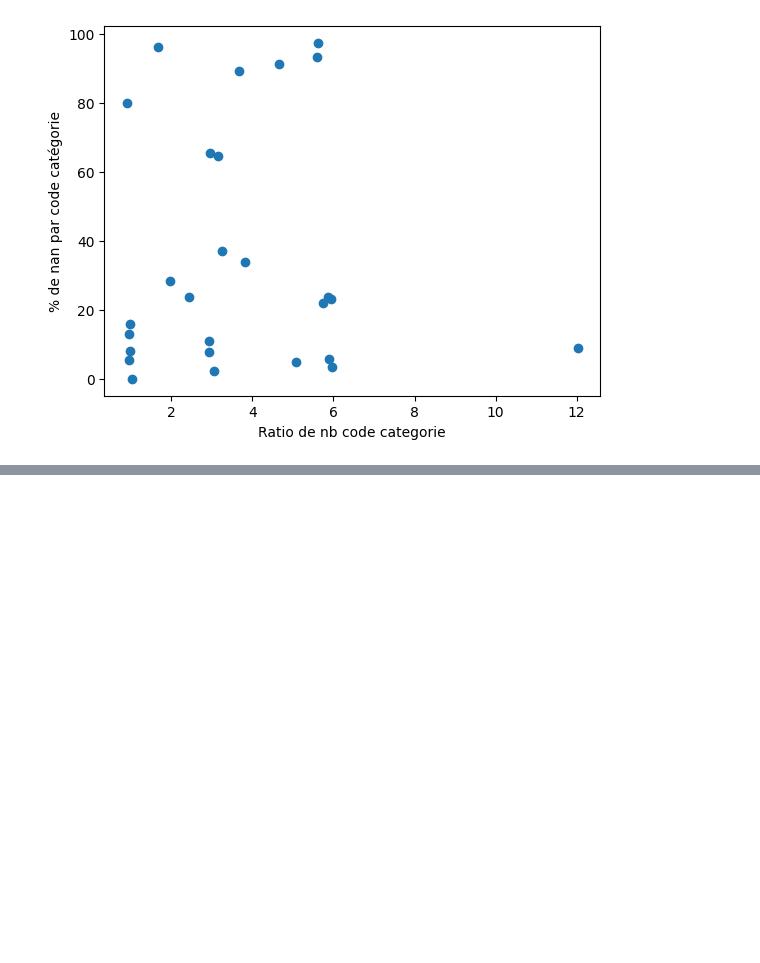
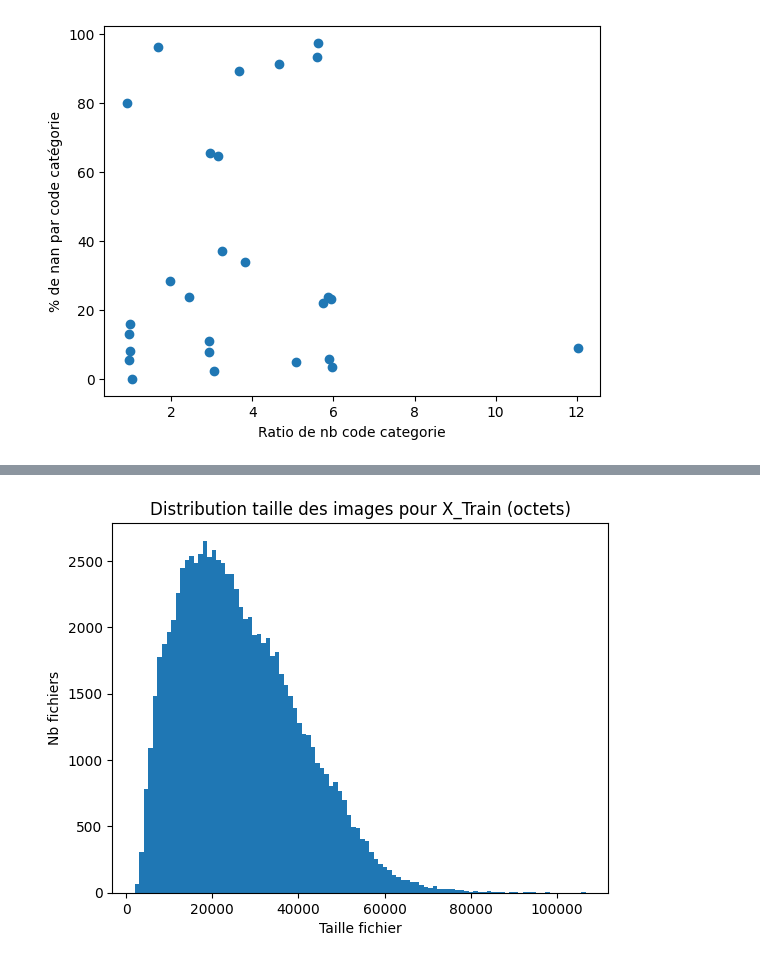
Before and after one commit to oisnard/ProjetFilRouge, a Jupyter notebook: Src/exploration.ipynb, the cells around one changed output, grey strips where cells are left out. Saved outputs shown, nothing was run; the diff lists cells and outputs as text; code cells hidden in the pictures; blank space fills up the shorter version.

```diff
--- a/Src/exploration.ipynb
+++ b/Src/exploration.ipynb
@@ -190,0 +271,6 @@ plt.show()
+# %%
+tmp = X_train
+tmp['img_shape'] = tmp.apply(lambda x: get_size_image(x['productid'], x['imageid'], 'train'), axis=1)
+#tmp['img_shape'] = get_size_image(tmp['productid'], tmp['imageid'], 'train')
+tmp.head()
+tmp.to_csv('../Data/X_train_img_shape.csv')
@@ -190,0 +336,5 @@ plt.show()
+# %%
+tmp_train = tmp
+tmp_train['img_size'] = tmp_train.apply(lambda x: get_size_image(x['productid'], x['imageid'], 'train'), axis=1)
+tmp_train.head()
+tmp_train.to_csv('../Data/X_train_img_inf.csv')
@@ -190,0 +349,8 @@ plt.show()
+# %%
+plt.hist(tmp_train['img_size'], bins=100)
+plt.xlabel('Taille fichier')
+plt.ylabel('Nb fichiers')
+plt.title("Distribution taille des images pour X_Train (octets)")
+plt.show()
+# %% [output]
+[figure, added]
```
Also changed, not shown: parts of 14 cells of this notebook, 2 other files.
